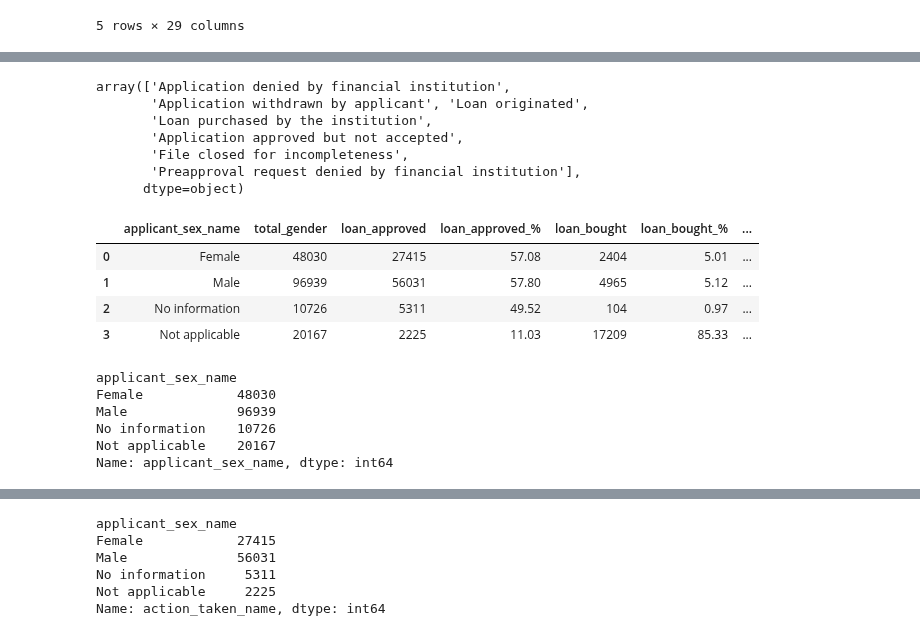
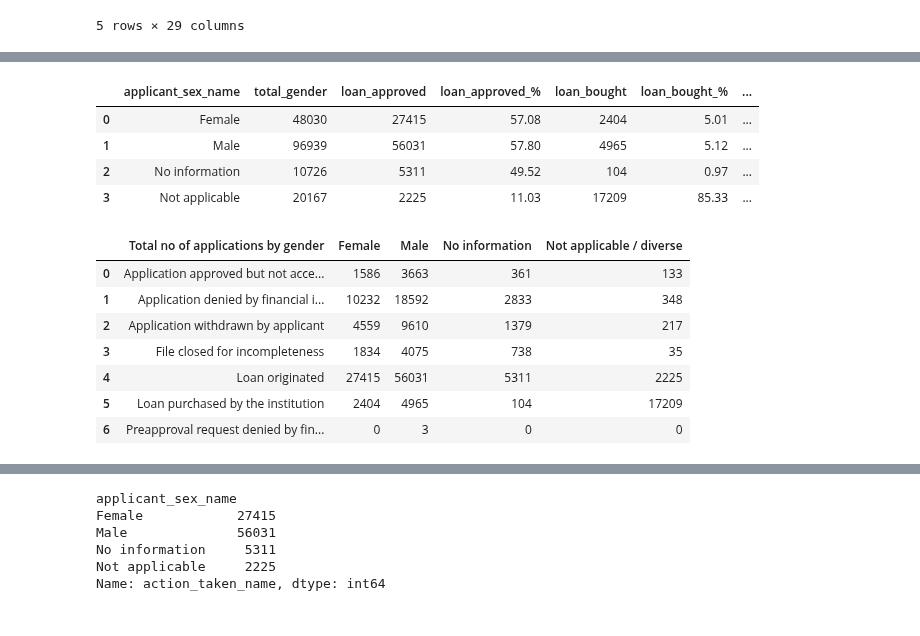
Before and after one commit to DJ1070/Darlehensanfragen, a Jupyter notebook: exploration.ipynb, the cells around one changed output, grey strips where cells are left out. Drawn from its saved outputs; the diff is of its cells as text; code cells hidden in the pictures.

```diff
--- a/exploration.ipynb
+++ b/exploration.ipynb
@@ -158,16 +158,6 @@ denial_reasons
 | 8 | Unverifiable information | 6402 | Unverifiable information | 1115 | Unverifiable information | 271 | 7788 |
 # %%
 loans_df = pd.DataFrame({'Null_Values': df.isna().sum().sort_values(ascending = False), 'Percentage': round((df.isna().sum())/(df.shape[0])*(100),2)})
-# %%
-df.action_taken_name.unique()
-# %% [output]
-array(['Application denied by financial institution',
-       'Application withdrawn by applicant', 'Loan originated',
-       'Loan purchased by the institution',
-       'Application approved but not accepted',
-       'File closed for incompleteness',
-       'Preapproval request denied by financial institution'],
-      dtype=object)
 # %%
 loan = pd.DataFrame({'total_gender': df.groupby('applicant_sex_name')['applicant_sex_name'].count(),
                      'loan_approved': df.loc[df.action_taken_name == 'Loan originated'].groupby('applicant_sex_name')['applicant_sex_name'].count(),
@@ -199,13 +189,4 @@ loan
 | 1 | Male | 96939 | 56031 | 57.80 | 4965 | 5.12 | ... |
 | 2 | No information | 10726 | 5311 | 49.52 | 104 | 0.97 | ... |
 | 3 | Not applicable | 20167 | 2225 | 11.03 | 17209 | 85.33 | ... |
-# %%
-df.applicant_sex_name.groupby(df.applicant_sex_name).count()
-# %% [output]
-applicant_sex_name
-Female            48030
-Male              96939
-No information    10726
-Not applicable    20167
-Name: applicant_sex_name, dtype: int64
 # %%
@@ -241 +226,12 @@ def bank_action(task):
         return(result_calc3)
+# %%
+bank_action(1)
+# %% [output]
+|  | Total no of applications by gender | Female | Male | No information | Not applicable / diverse |
+| 0 | Application approved but not acce... | 1586 | 3663 | 361 | 133 |
+| 1 | Application denied by financial i... | 10232 | 18592 | 2833 | 348 |
+| 2 | Application withdrawn by applicant | 4559 | 9610 | 1379 | 217 |
+| 3 | File closed for incompleteness | 1834 | 4075 | 738 | 35 |
+| 4 | Loan originated | 27415 | 56031 | 5311 | 2225 |
+| 5 | Loan purchased by the institution | 2404 | 4965 | 104 | 17209 |
+| 6 | Preapproval request denied by fin... | 0 | 3 | 0 | 0 |
```
Also changed, not shown: parts of 5 cells of this notebook, 2 other files.
